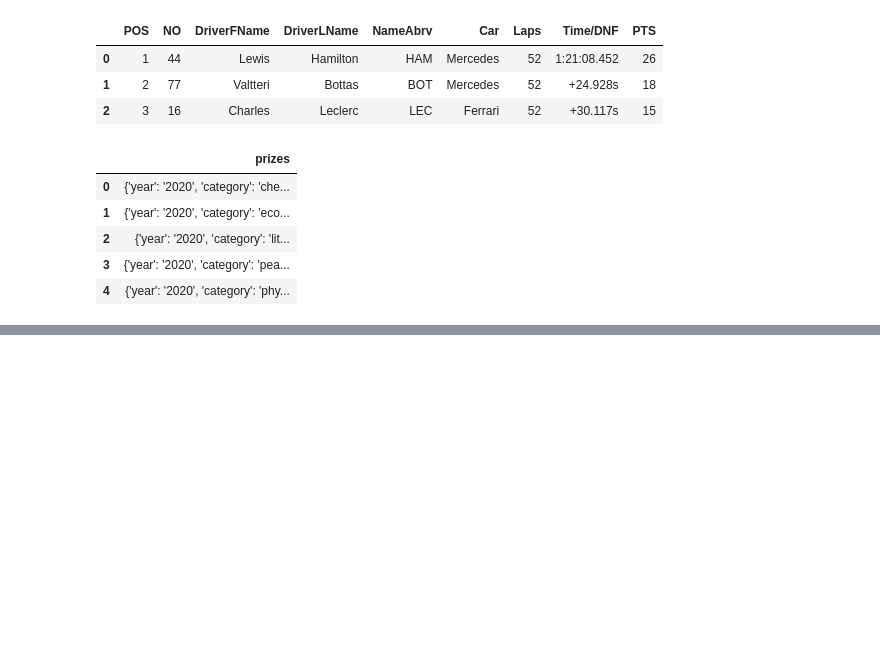
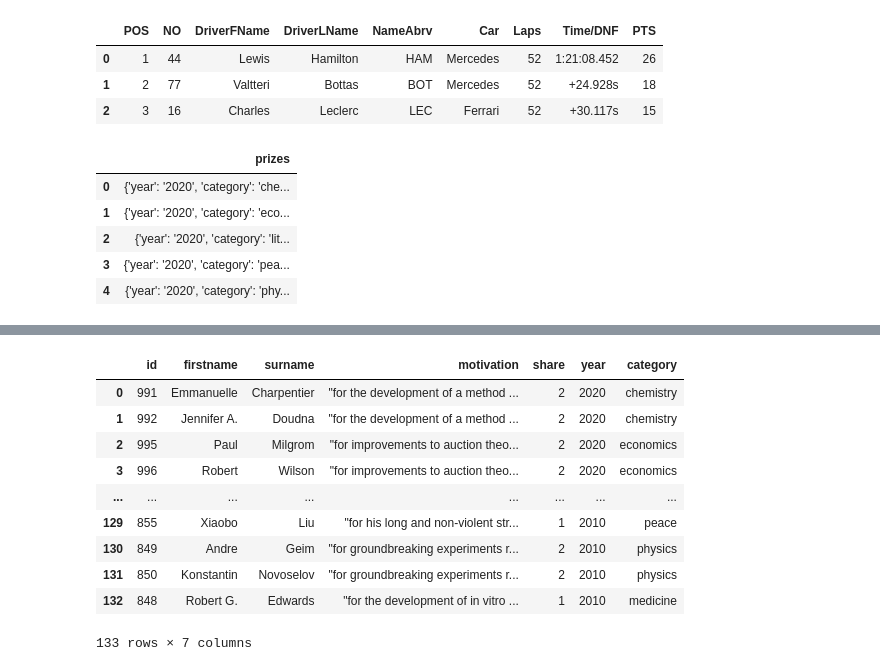
Before and after one commit to maxwellgriffith345/Python_Projects, a Jupyter notebook: Pandas_Exploration/Exploration2.ipynb, the cells around one changed output, grey strips where cells are left out. Cells and saved outputs as stored; diff of their text form; code cells hidden in the pictures; blank space fills up the shorter version.

Commit message:
json normalizing for dataframe

```diff
--- a/Pandas_Exploration/Exploration2.ipynb
+++ b/Pandas_Exploration/Exploration2.ipynb
@@ -233,4 +228,0 @@ open('prize.json').readline()
-# %%
-#load a .json file
-with open('prize.json') as f:
-    prize_data = json.load(f)
@@ -276,0 +229,2 @@ prize_data['prizes']
+# %%
+pd.options.display.max_rows = 8
@@ -276,0 +278,3 @@ prize_data['prizes']
+# %%
+with open('prize2010.json') as f:
+    d = json.load(f)
@@ -276,0 +317,16 @@ prize_data['prizes']
+# %%
+prize2010 = pd.json_normalize(data = d['prizes'], record_path = 'laureates', meta = ['year', 'category'])
+# %%
+prize2010
+# %% [output]
+|  | id | firstname | surname | motivation | share | year | category |
+| 0 | 991 | Emmanuelle | Charpentier | "for the development of a method ... | 2 | 2020 | chemistry |
+| 1 | 992 | Jennifer A. | Doudna | "for the development of a method ... | 2 | 2020 | chemistry |
+| 2 | 995 | Paul | Milgrom | "for improvements to auction theo... | 2 | 2020 | economics |
+| 3 | 996 | Robert | Wilson | "for improvements to auction theo... | 2 | 2020 | economics |
+| ... | ... | ... | ... | ... | ... | ... | ... |
+| 129 | 855 | Xiaobo | Liu | "for his long and non-violent str... | 1 | 2010 | peace |
+| 130 | 849 | Andre | Geim | "for groundbreaking experiments r... | 2 | 2010 | physics |
+| 131 | 850 | Konstantin | Novoselov | "for groundbreaking experiments r... | 2 | 2010 | physics |
+| 132 | 848 | Robert G. | Edwards | "for the development of in vitro ... | 1 | 2010 | medicine |
+133 rows × 7 columns
```
Also changed, not shown: parts of 13 cells of this notebook, 2 other files.
